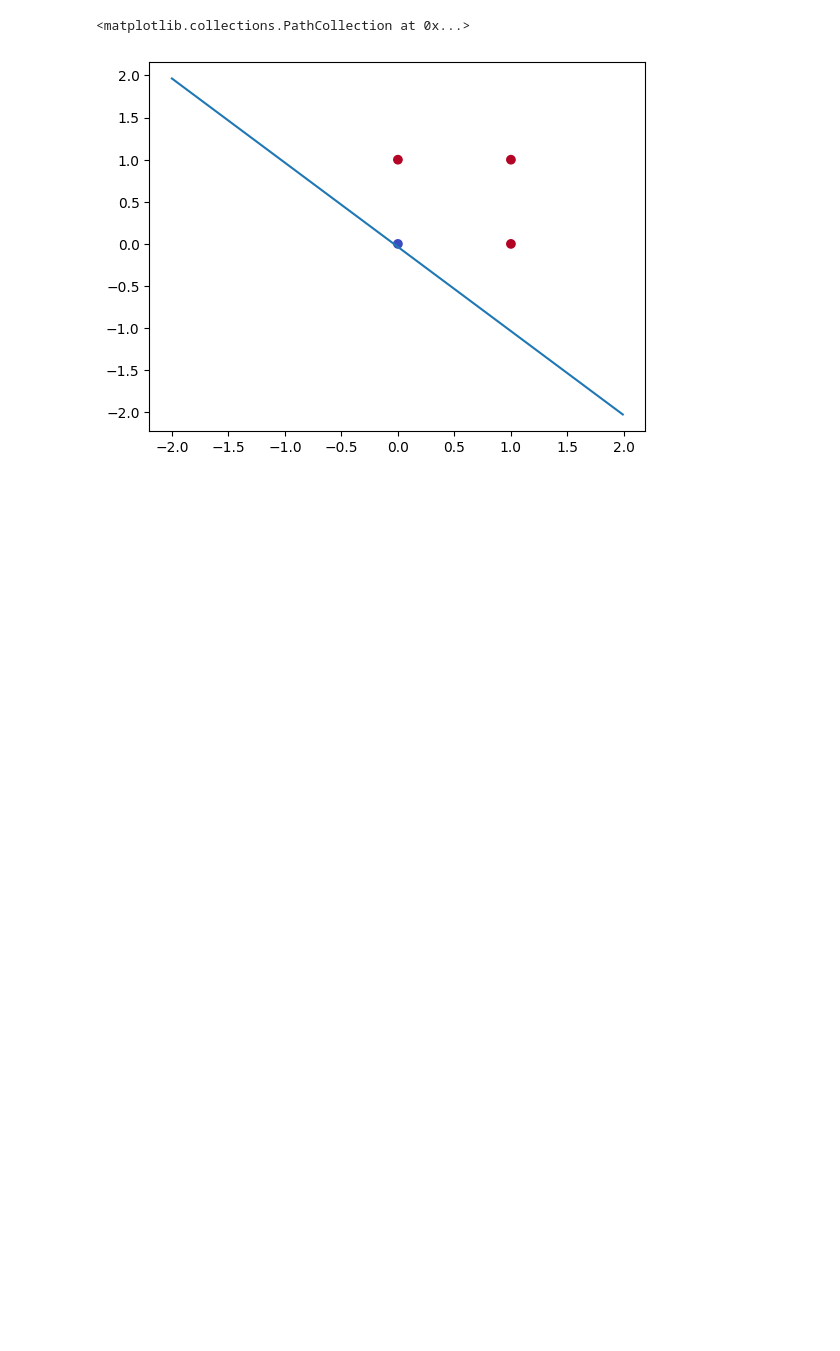
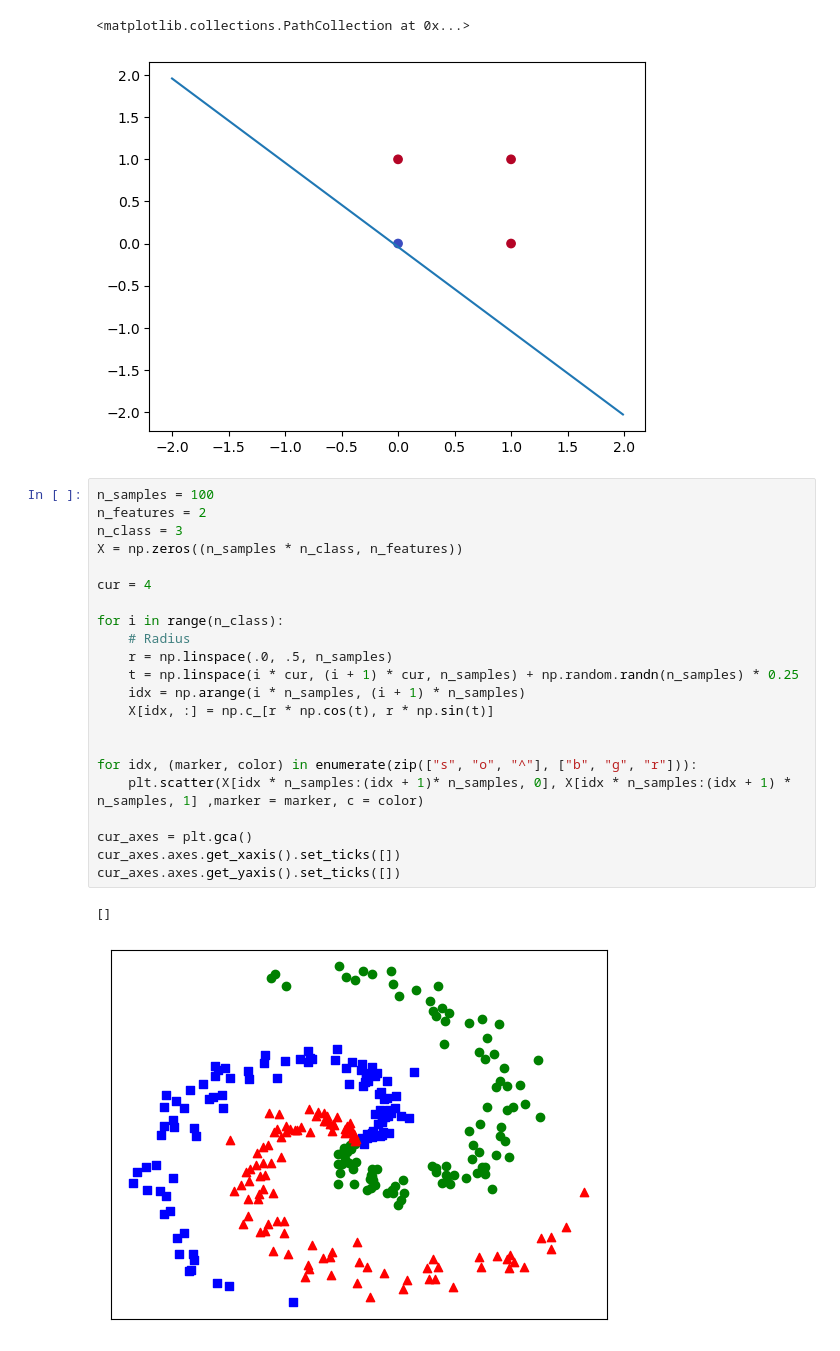
Before and after one commit to nguynlb/DataScience, a Jupyter notebook: MachineLearning/PLA/PLA.ipynb, the cells around one changed output. Drawn from its saved outputs; the diff is of its cells as text; blank space fills up the shorter version.

```diff
--- a/MachineLearning/PLA/PLA.ipynb
+++ b/MachineLearning/PLA/PLA.ipynb
@@ -87,3 +87,28 @@ plt.scatter(X[:, 0], X[:, 1], c=y, cmap="coolwarm")
 # %% [output]
 <matplotlib.collections.PathCollection at 0x...>
 [figure]
+# %%
+n_samples = 100
+n_features = 2
+n_class = 3
+X = np.zeros((n_samples * n_class, n_features))
+
+cur = 4
+
+for i in range(n_class):
+    # Radius
+    r = np.linspace(.0, .5, n_samples)
+    t = np.linspace(i * cur, (i + 1) * cur, n_samples) + np.random.randn(n_samples) * 0.25
+    idx = np.arange(i * n_samples, (i + 1) * n_samples)
+    X[idx, :] = np.c_[r * np.cos(t), r * np.sin(t)]
+
+
+for idx, (marker, color) in enumerate(zip(["s", "o", "^"], ["b", "g", "r"])):
+    plt.scatter(X[idx * n_samples:(idx + 1)* n_samples, 0], X[idx * n_samples:(idx + 1) * n_samples, 1] ,marker = marker, c = color)
+
+cur_axes = plt.gca()
+cur_axes.axes.get_xaxis().set_ticks([])
+cur_axes.axes.get_yaxis().set_ticks([])
+# %% [output]
+[]
+[figure, added]
```
Also changed, not shown: parts of 4 cells of this notebook, 1 other file.
